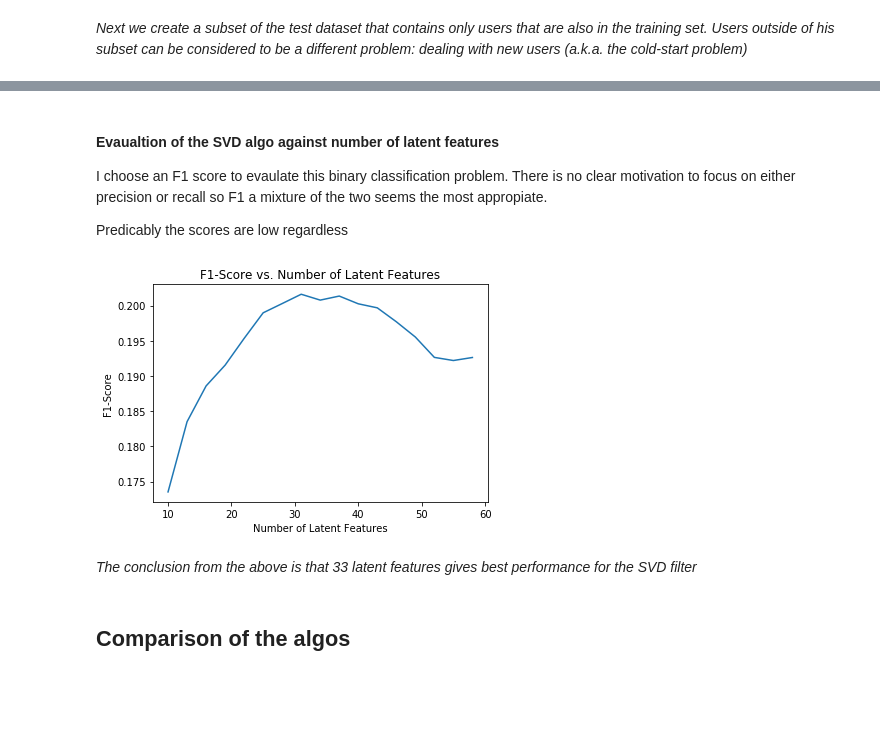
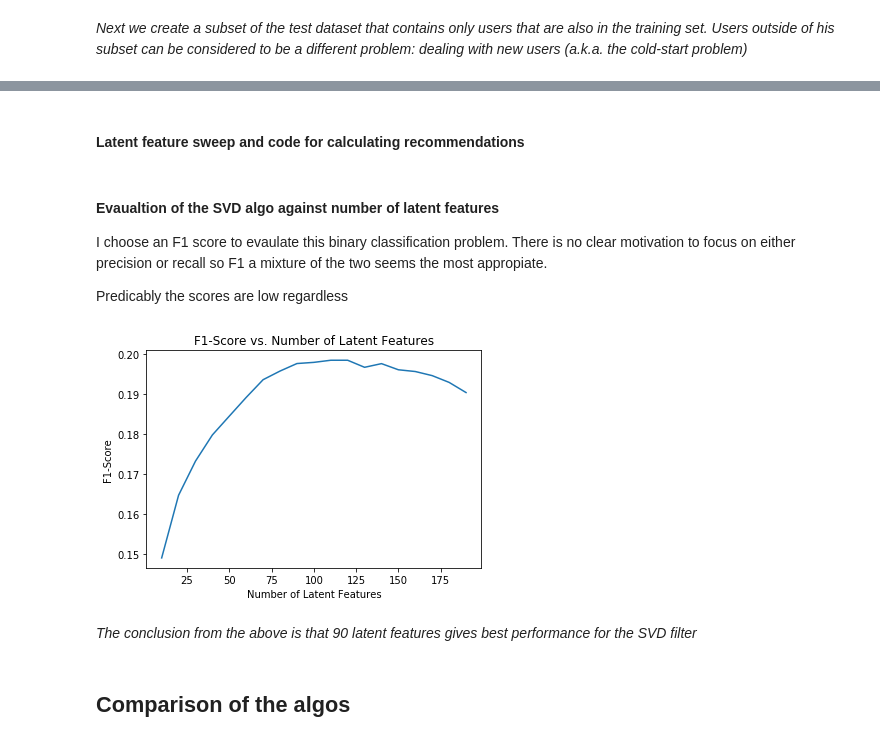
Before and after one commit to FergusOBoyle/recommender-project, a Jupyter notebook: article_recommender.ipynb, the cells around one changed output, grey strips where cells are left out. Saved outputs shown, nothing was run; the diff lists cells and outputs as text; code cells hidden in the pictures; blank space fills up the shorter version.

```diff
--- a/article_recommender.ipynb
+++ b/article_recommender.ipynb
@@ -658,18 +653,6 @@ SVD failed with following error: SVD did not converge
 # %%
 # %% [output]
 [figure]
-# %%
-# Change the dimensions of u, s, and vt as necessary to use four latent features
-# update the shape of u and store in u_new
-u_new = u[:, :len(s)]
-
-# update the shape of s and store in s_new
-s_new = np.zeros((len(s), len(s)))
-s_new[:len(s), :len(s)] = np.diag(s)
-
-# Because we are using 4 latent features and there are only 4 movies,
-# vt and vt_new are the same
-vt_new = vt
 # %% [markdown]
 Split the user-iteraction dataset into an offline training and testing subset:
 # %%
@@ -759,6 +742,8 @@ test_subset = user_item_test[user_item_test.index.isin(train_idx)]
 #trim off columns in the testset that do not exist in the training set
 intersection_cols = test_subset.columns & train_arts
 test_subset = test_subset[intersection_cols]
+# %% [markdown]
+#### Latent feature sweep and code for calculating recommendations
 # %%
 def latent_feature_sweep(test_data, s, u, vt, latent_feature_num_list, score_func):
     """
@@ -783,12 +768,12 @@ def latent_feature_sweep(test_data, s, u, vt, latent_feature_num_list, score_fun
 
         user_item_est = (np.dot(np.dot(u_new, s_new), vt_new)) #removed np.around
 
-        #get the threshold for top 10,000 recommendations
+        #get the threshold for top 26,000 recommendations
         flattened_estimates = user_item_est.flatten()
         flattened_estimates.sort()
 
-        #convert to 1 only the top 10000 values, and 0 all others
-        limit = flattened_estimates[-10000]
+        #convert to 1 only the top 26000 values, and 0 all others
+        limit = flattened_estimates[-26000]
 
         top_estimates = np.where(user_item_est > limit, 1, 0 )
 
@@ -814,17 +799,17 @@ I choose an F1 score to evaulate this binary classification problem. There is no
 Predicably the scores are low regardless
 # %%
 score_func = f1_score
-latent_features_sweep_nums = np.arange(10,60,3)
+latent_features_sweep_nums = np.arange(10,200,10)
 scores = latent_feature_sweep(test_subset, s, u, vt, latent_features_sweep_nums, score_func)
 
 plt.plot(latent_features_sweep_nums, scores);
 plt.xlabel('Number of Latent Features');
 plt.ylabel('F1-Score');
 plt.title('F1-Score vs. Number of Latent Features');
 # %% [output]
-[figure, old version]
+[figure, new version]
 # %% [markdown]
-*The conclusion from the above is that 33 latent features gives best performance for the SVD filter*
+*The conclusion from the above is that 90 latent features gives best performance for the SVD filter*
 # %% [markdown]
 ## Comparison of the algos
 # %% [markdown]
```
Also changed, not shown: parts of 18 cells of this notebook.
